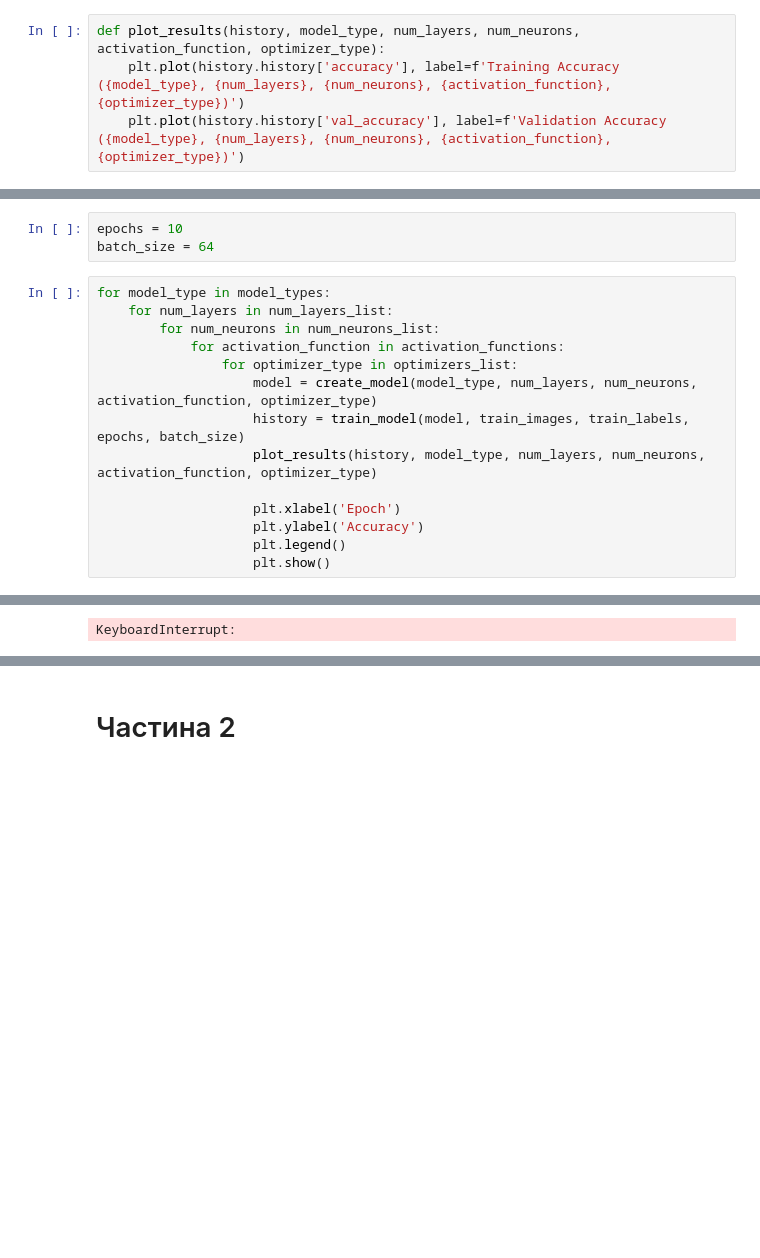
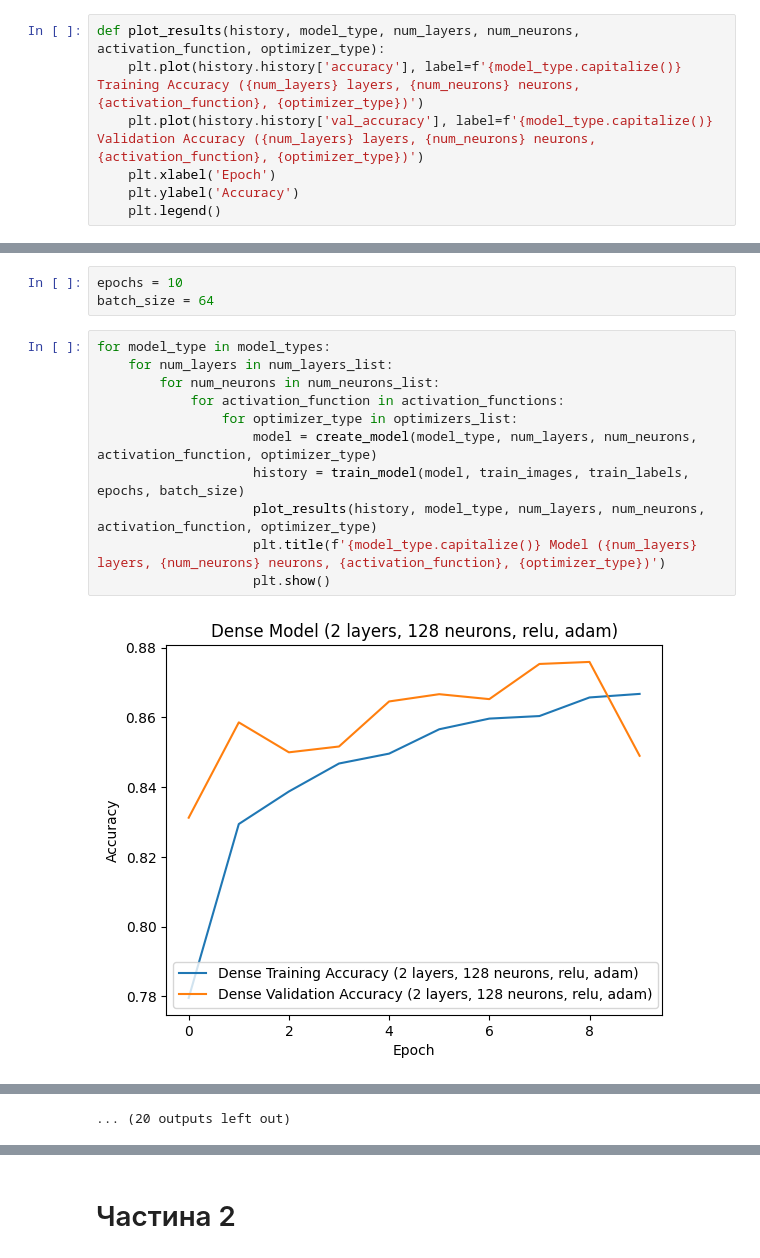
Before and after one commit to N1a2t3a/.Data_Science, a Jupyter notebook: HW10.ipynb, the cells around one changed output, grey strips where cells are left out. Saved outputs shown, nothing was run; the diff lists cells and outputs as text; blank space fills up the shorter version.

```diff
--- a/HW10.ipynb
+++ b/HW10.ipynb
@@ -43,8 +44,11 @@ def train_model(model, train_images, train_labels, epochs, batch_size):
     return history
 # %%
 def plot_results(history, model_type, num_layers, num_neurons, activation_function, optimizer_type):
-    plt.plot(history.history['accuracy'], label=f'Training Accuracy ({model_type}, {num_layers}, {num_neurons}, {activation_function}, {optimizer_type})')
-    plt.plot(history.history['val_accuracy'], label=f'Validation Accuracy ({model_type}, {num_layers}, {num_neurons}, {activation_function}, {optimizer_type})')
+    plt.plot(history.history['accuracy'], label=f'{model_type.capitalize()} Training Accuracy ({num_layers} layers, {num_neurons} neurons, {activation_function}, {optimizer_type})')
+    plt.plot(history.history['val_accuracy'], label=f'{model_type.capitalize()} Validation Accuracy ({num_layers} layers, {num_neurons} neurons, {activation_function}, {optimizer_type})')
+    plt.xlabel('Epoch')
+    plt.ylabel('Accuracy')
+    plt.legend()
 # %%
 model_types = ["dense", "cnn"]
 num_layers_list = [2, 3]
@@ -57,15 +61,13 @@ batch_size = 64
 # %%
 for model_type in model_types:
     for num_layers in num_layers_list:
         for num_neurons in num_neurons_list:
             for activation_function in activation_functions:
                 for optimizer_type in optimizers_list:
                     model = create_model(model_type, num_layers, num_neurons, activation_function, optimizer_type)
                     history = train_model(model, train_images, train_labels, epochs, batch_size)
                     plot_results(history, model_type, num_layers, num_neurons, activation_function, optimizer_type)
-
-                    plt.xlabel('Epoch')
-                    plt.ylabel('Accuracy')
-                    plt.legend()
+                    plt.title(f'{model_type.capitalize()} Model ({num_layers} layers, {num_neurons} neurons, {activation_function}, {optimizer_type})')
                     plt.show()
 # %% [output]
+[figure, added]
@@ -72,4 +85,4 @@ for model_type in model_types:
-KeyboardInterrupt:
+... (20 outputs left out)
 # %%
 test_loss_dense, test_acc_dense = model.evaluate(test_images, test_labels)
 print(f'Test Accuracy (Dense Model): {test_acc_dense}')
```
Also changed, not shown: parts of 4 cells of this notebook.
